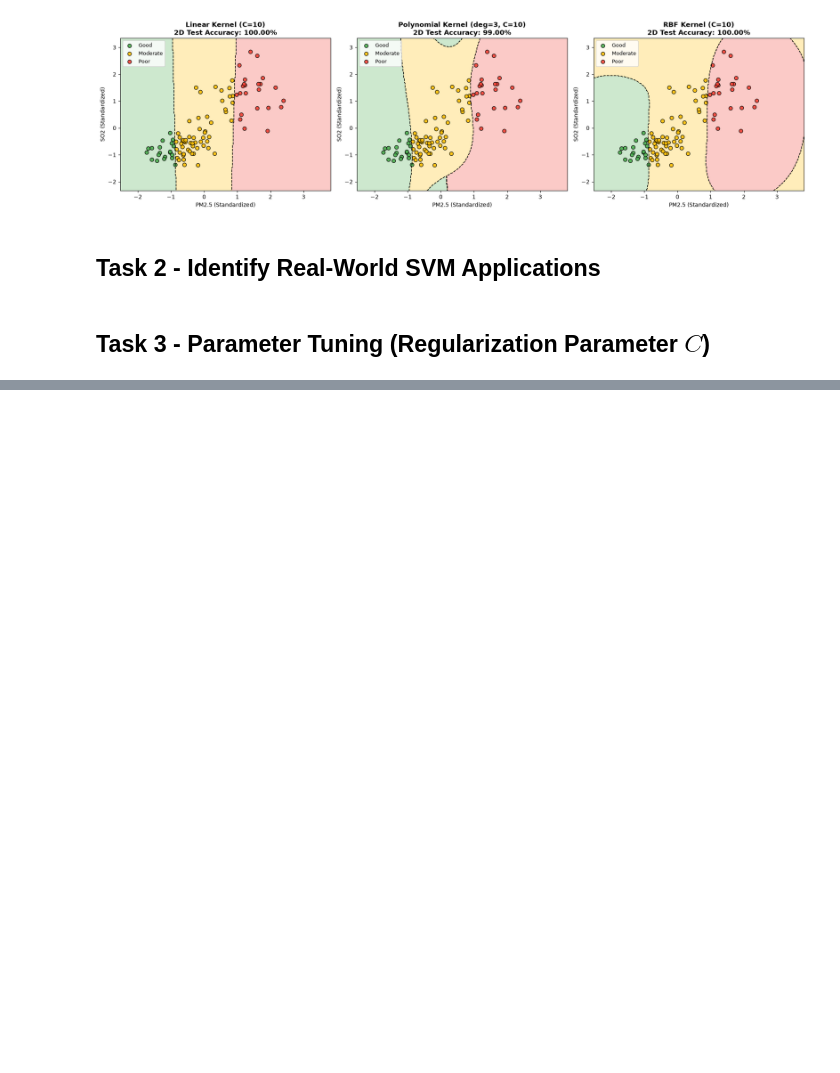
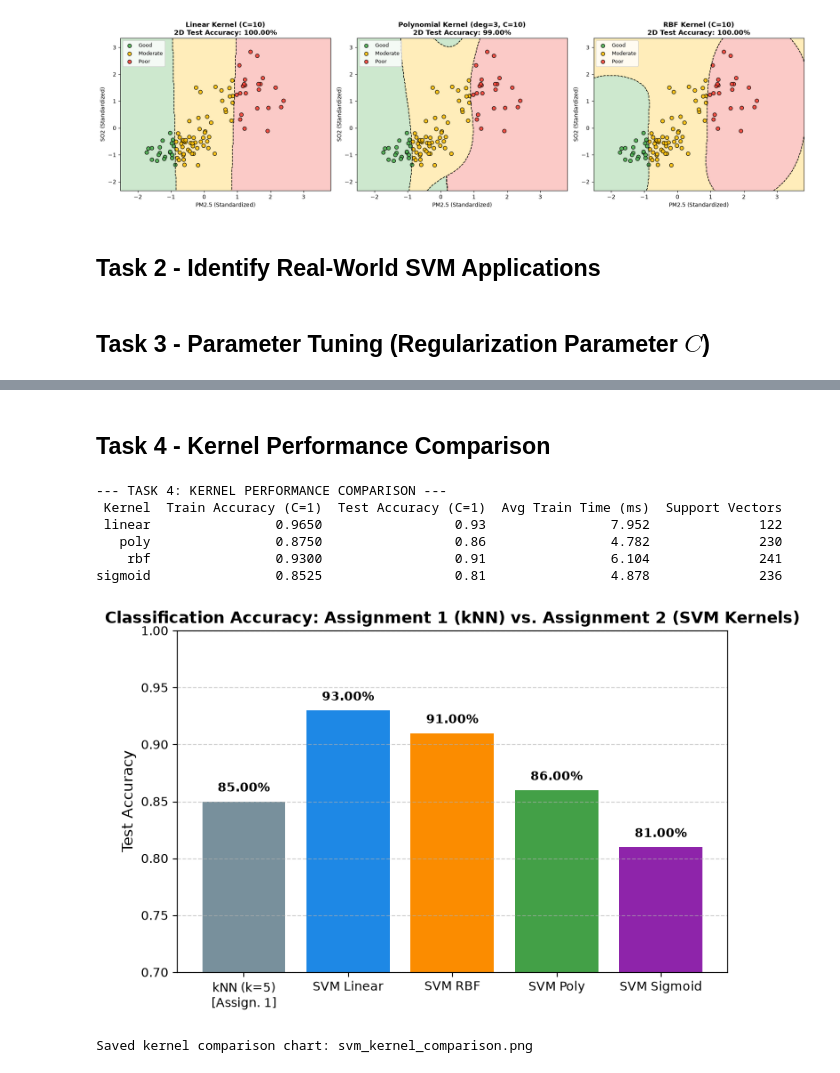
Before and after one commit to rafid213/AirQualityDataset2, a Jupyter notebook: airquality2.ipynb, the cells around one changed output, grey strips where cells are left out. Cells and saved outputs as stored; diff of their text form; code cells hidden in the pictures; blank space fills up the shorter version.

```diff
--- a/airquality2.ipynb
+++ b/airquality2.ipynb
@@ -182,0 +182,59 @@ Saved tuning plot: svm_c_tuning.png
+# %% [markdown]
+## Task 4 - Kernel Performance Comparison
+# %%
+print("--- TASK 4: KERNEL PERFORMANCE COMPARISON ---")
+kernels = ['linear', 'poly', 'rbf', 'sigmoid']
+comparison_rows = []
+
+for k in kernels:
+    start = time.perf_counter()
+    for _ in range(20):
+        clf = SVC(kernel=k, C=1.0, degree=3, random_state=42)
+        clf.fit(X_train_scaled, y_train)
+    avg_train_ms = ((time.perf_counter() - start) / 20) * 1000
+
+    train_acc = accuracy_score(y_train, clf.predict(X_train_scaled))
+    test_acc = accuracy_score(y_test, clf.predict(X_test_scaled))
+
+    comparison_rows.append({
+        'Kernel': k,
+        'Train Accuracy (C=1)': round(train_acc, 4),
+        'Test Accuracy (C=1)': round(test_acc, 4),
+        'Avg Train Time (ms)': round(avg_train_ms, 3),
+        'Support Vectors': int(clf.n_support_.sum())
+    })
+
+comp_df = pd.DataFrame(comparison_rows)
+print(comp_df.to_string(index=False))
+
+plt.figure(figsize=(8, 5))
+labels = ['kNN (k=5)\n[Assign. 1]', 'SVM Linear', 'SVM RBF', 'SVM Poly', 'SVM Sigmoid']
+scores = [
+    knn_acc,
+    comp_df.loc[comp_df['Kernel'] == 'linear', 'Test Accuracy (C=1)'].values[0],
+    comp_df.loc[comp_df['Kernel'] == 'rbf', 'Test Accuracy (C=1)'].values[0],
+    comp_df.loc[comp_df['Kernel'] == 'poly', 'Test Accuracy (C=1)'].values[0],
+    comp_df.loc[comp_df['Kernel'] == 'sigmoid', 'Test Accuracy (C=1)'].values[0]
+]
+bar_colors = ['#78909C', '#1E88E5', '#FB8C00', '#43A047', '#8E24AA']
+
+bars = plt.bar(labels, scores, color=bar_colors)
+plt.title('Classification Accuracy: Assignment 1 (kNN) vs. Assignment 2 (SVM Kernels)', fontsize=13, fontweight='bold')
+plt.ylabel('Test Accuracy', fontsize=12)
+plt.ylim(0.70, 1.00)
+for bar in bars:
+    h = bar.get_height()
+    plt.text(bar.get_x() + bar.get_width()/2.0, h + 0.006, f"{h:.2%}", ha='center', va='bottom', fontweight='bold')
+
+plt.grid(axis='y', linestyle='--', alpha=0.6)
+plt.savefig('svm_kernel_comparison.png', dpi=300, bbox_inches='tight')
+plt.show()
+# %% [output]
+--- TASK 4: KERNEL PERFORMANCE COMPARISON ---
+ Kernel  Train Accuracy (C=1)  Test Accuracy (C=1)  Avg Train Time (ms)  Support Vectors
+ linear                0.9650                 0.93                7.952              122
+   poly                0.8750                 0.86                4.782              230
+    rbf                0.9300                 0.91                6.104              241
+sigmoid                0.8525                 0.81                4.878              236
+[figure, added]
+Saved kernel comparison chart: svm_kernel_comparison.png
```
Also changed, not shown: parts of 1 cell of this notebook, 1 other file.
